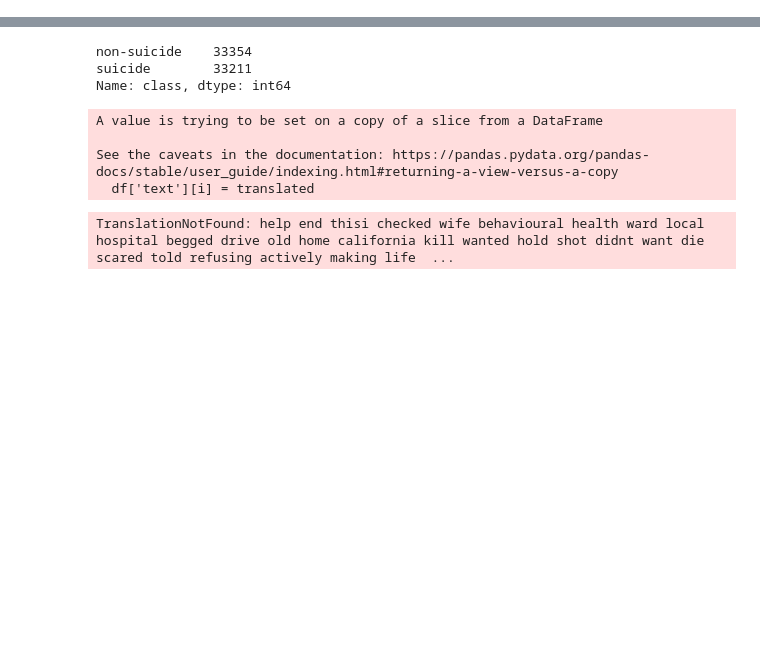
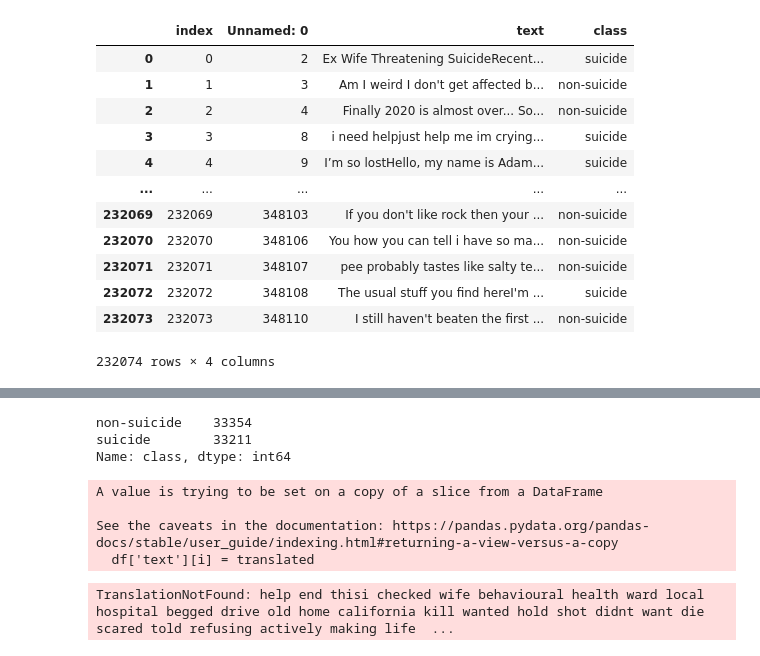
Before and after one commit to mchraflir/capstone-c22-ps182-jiwa, a Jupyter notebook: ML/data_preprocessing.ipynb, the cells around one changed output, grey strips where cells are left out. Saved outputs shown, nothing was run; the diff lists cells and outputs as text; code cells hidden in the pictures; blank space fills up the shorter version.

```diff
--- a/ML/data_preprocessing.ipynb
+++ b/ML/data_preprocessing.ipynb
@@ -31,3 +29,20 @@ df= df.reset_index()
 # df_2 = df_2.reset_index()
 # df_3 = df_3.reset_index()
 # df_4 = df_4.reset_index()
+# %%
+df = df.dropna()
+df
+# %% [output]
+|  | index | Unnamed: 0 | text | class |
+| 0 | 0 | 2 | Ex Wife Threatening SuicideRecent... | suicide |
+| 1 | 1 | 3 | Am I weird I don't get affected b... | non-suicide |
+| 2 | 2 | 4 | Finally 2020 is almost over... So... | non-suicide |
+| 3 | 3 | 8 | i need helpjust help me im crying... | suicide |
+| 4 | 4 | 9 | I’m so lostHello, my name is Adam... | suicide |
+| ... | ... | ... | ... | ... |
+| 232069 | 232069 | 348103 | If you don't like rock then your ... | non-suicide |
+| 232070 | 232070 | 348106 | You how you can tell i have so ma... | non-suicide |
+| 232071 | 232071 | 348107 | pee probably tastes like salty te... | non-suicide |
+| 232072 | 232072 | 348108 | The usual stuff you find hereI'm ... | suicide |
+| 232073 | 232073 | 348110 | I still haven't beaten the first ... | non-suicide |
+232074 rows × 4 columns
```
Also changed, not shown: parts of 11 cells of this notebook, 15 other files.
